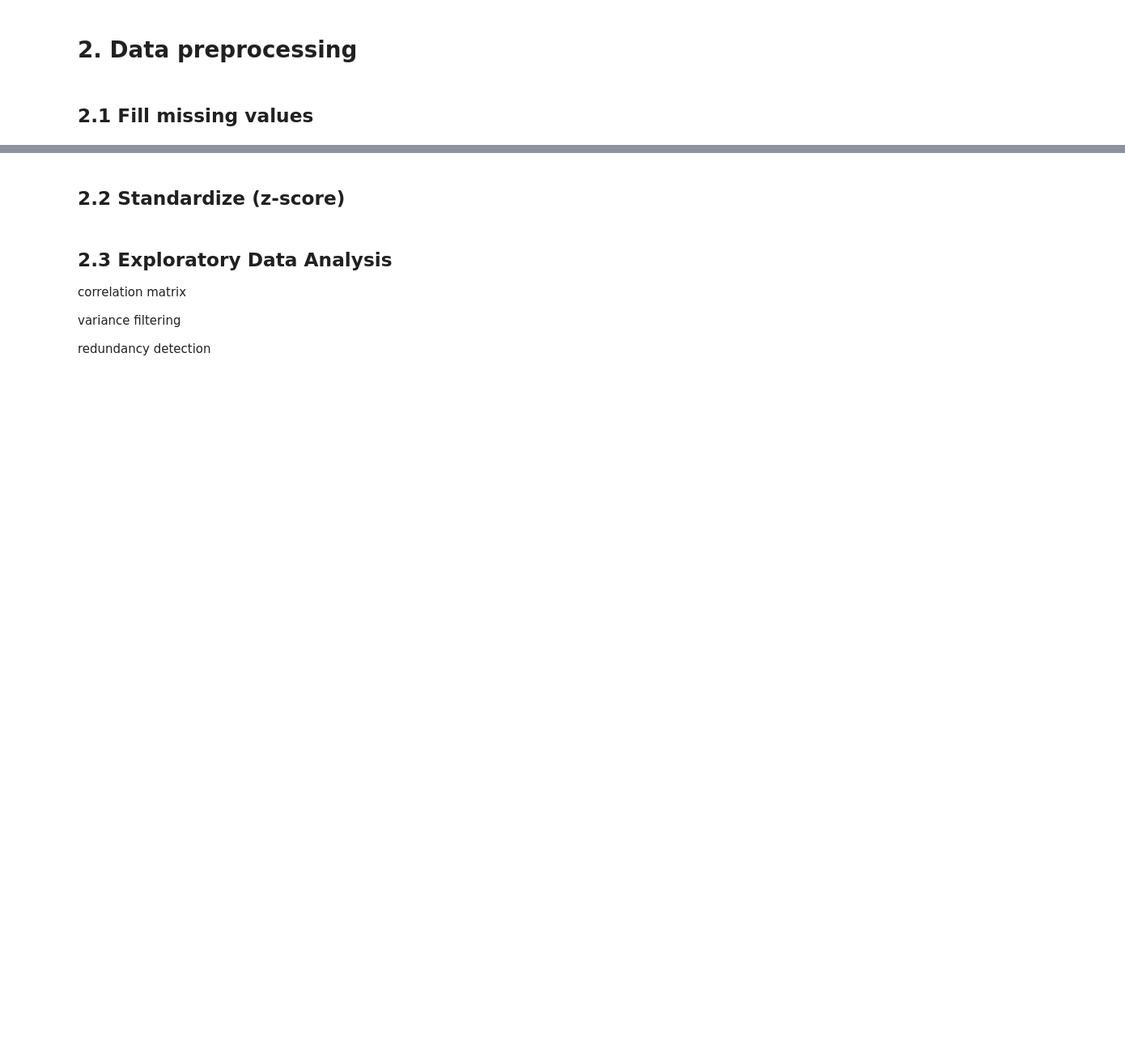
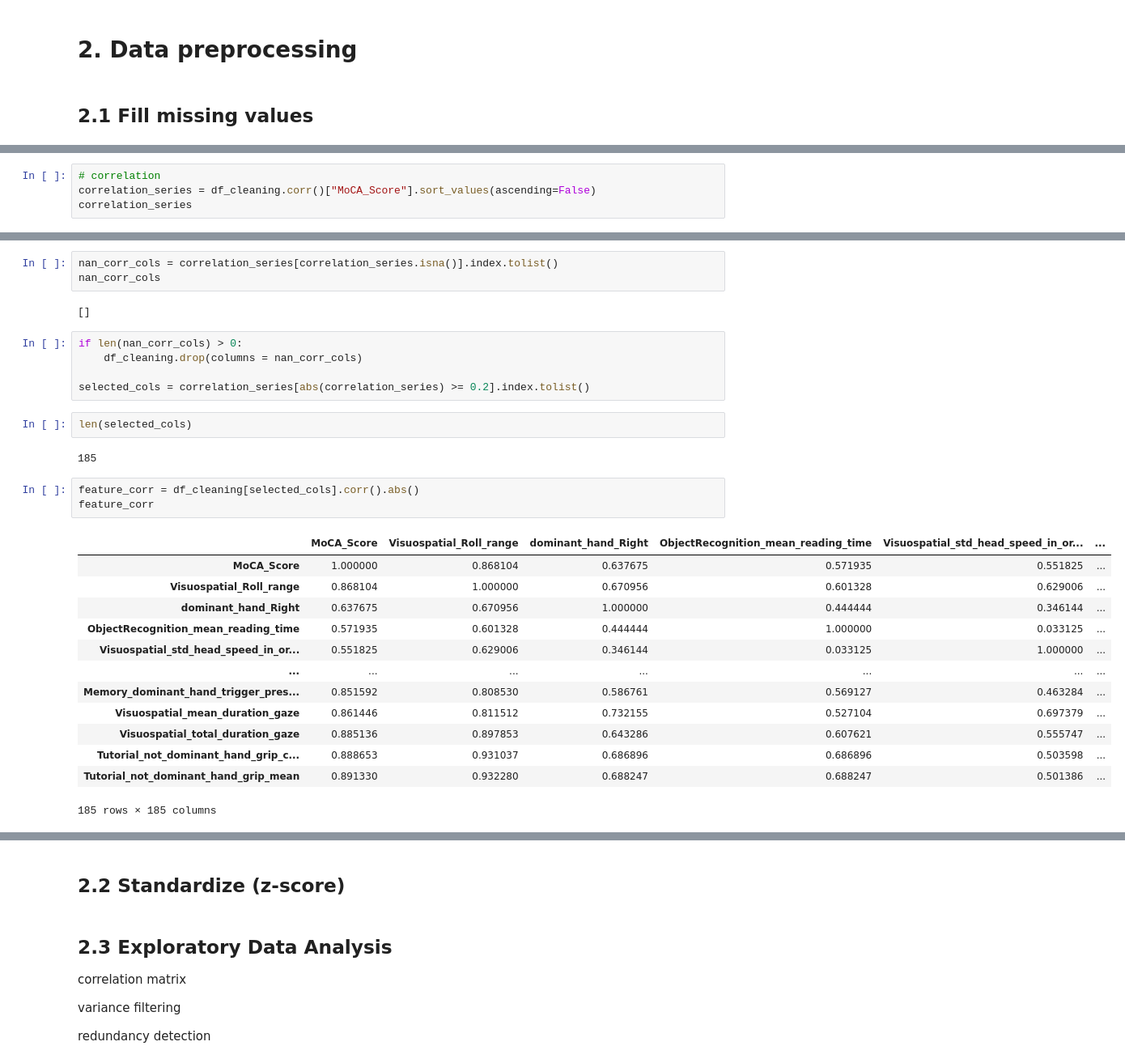
Before and after one commit to sana-mirahsani/detection_AD_with_VR_data, a Jupyter notebook: src/notebooks/2.Data_preprocessing.ipynb, the cells around one changed output, grey strips where cells are left out. Shown at 81% size. Drawn from its saved outputs; the diff is of its cells as text; blank space fills up the shorter version.

Commit message:
start correlation

```diff
--- a/src/notebooks/2.Data_preprocessing.ipynb
+++ b/src/notebooks/2.Data_preprocessing.ipynb
@@ -113,0 +89,4 @@ df[df.isna().any(axis=1)]
+# %%
+# correlation
+correlation_series = df_cleaning.corr()["MoCA_Score"].sort_values(ascending=False)
+correlation_series
@@ -113,0 +106,31 @@ df[df.isna().any(axis=1)]
+# %%
+nan_corr_cols = correlation_series[correlation_series.isna()].index.tolist()
+nan_corr_cols
+# %% [output]
+[]
+# %%
+if len(nan_corr_cols) > 0:
+    df_cleaning.drop(columns = nan_corr_cols)
+
+selected_cols = correlation_series[abs(correlation_series) >= 0.2].index.tolist()
+# %%
+len(selected_cols)
+# %% [output]
+185
+# %%
+feature_corr = df_cleaning[selected_cols].corr().abs()
+feature_corr
+# %% [output]
+|  | MoCA_Score | Visuospatial_Roll_range | dominant_hand_Right | ObjectRecognition_mean_reading_time | Visuospatial_std_head_speed_in_or... | ... |
+| MoCA_Score | 1.000000 | 0.868104 | 0.637675 | 0.571935 | 0.551825 | ... |
+| Visuospatial_Roll_range | 0.868104 | 1.000000 | 0.670956 | 0.601328 | 0.629006 | ... |
+| dominant_hand_Right | 0.637675 | 0.670956 | 1.000000 | 0.444444 | 0.346144 | ... |
+| ObjectRecognition_mean_reading_time | 0.571935 | 0.601328 | 0.444444 | 1.000000 | 0.033125 | ... |
+| Visuospatial_std_head_speed_in_or... | 0.551825 | 0.629006 | 0.346144 | 0.033125 | 1.000000 | ... |
+| ... | ... | ... | ... | ... | ... | ... |
+| Memory_dominant_hand_trigger_pres... | 0.851592 | 0.808530 | 0.586761 | 0.569127 | 0.463284 | ... |
+| Visuospatial_mean_duration_gaze | 0.861446 | 0.811512 | 0.732155 | 0.527104 | 0.697379 | ... |
+| Visuospatial_total_duration_gaze | 0.885136 | 0.897853 | 0.643286 | 0.607621 | 0.555747 | ... |
+| Tutorial_not_dominant_hand_grip_c... | 0.888653 | 0.931037 | 0.686896 | 0.686896 | 0.503598 | ... |
+| Tutorial_not_dominant_hand_grip_mean | 0.891330 | 0.932280 | 0.688247 | 0.688247 | 0.501386 | ... |
+185 rows × 185 columns
```
Also changed, not shown: parts of 11 cells of this notebook, 2 other files.
